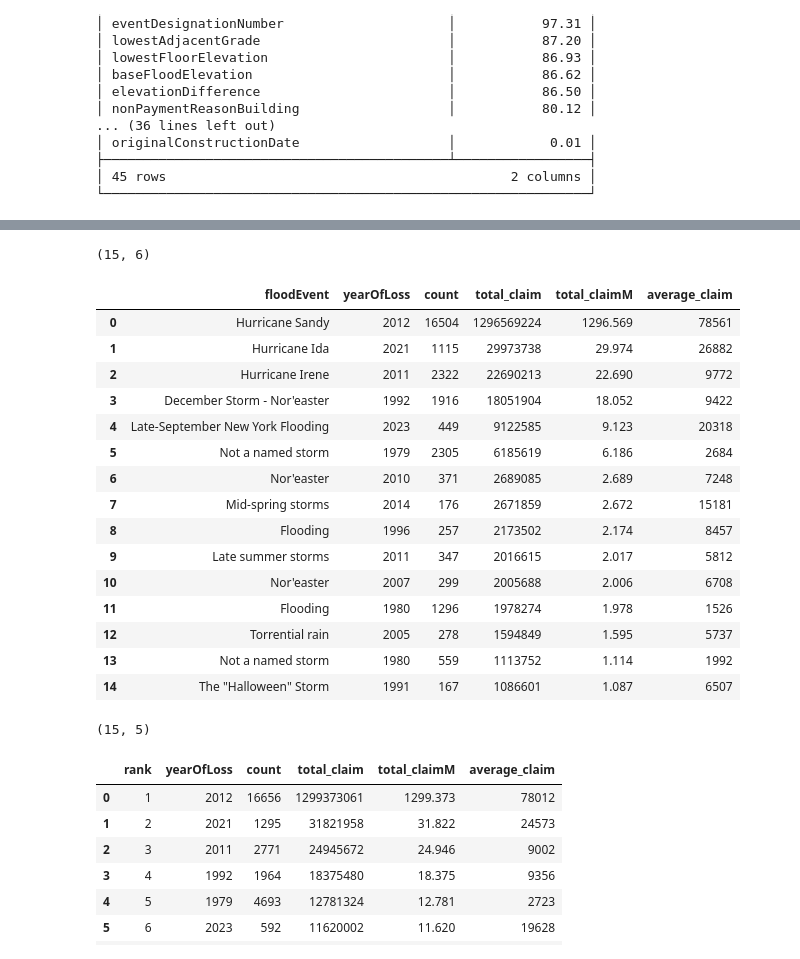
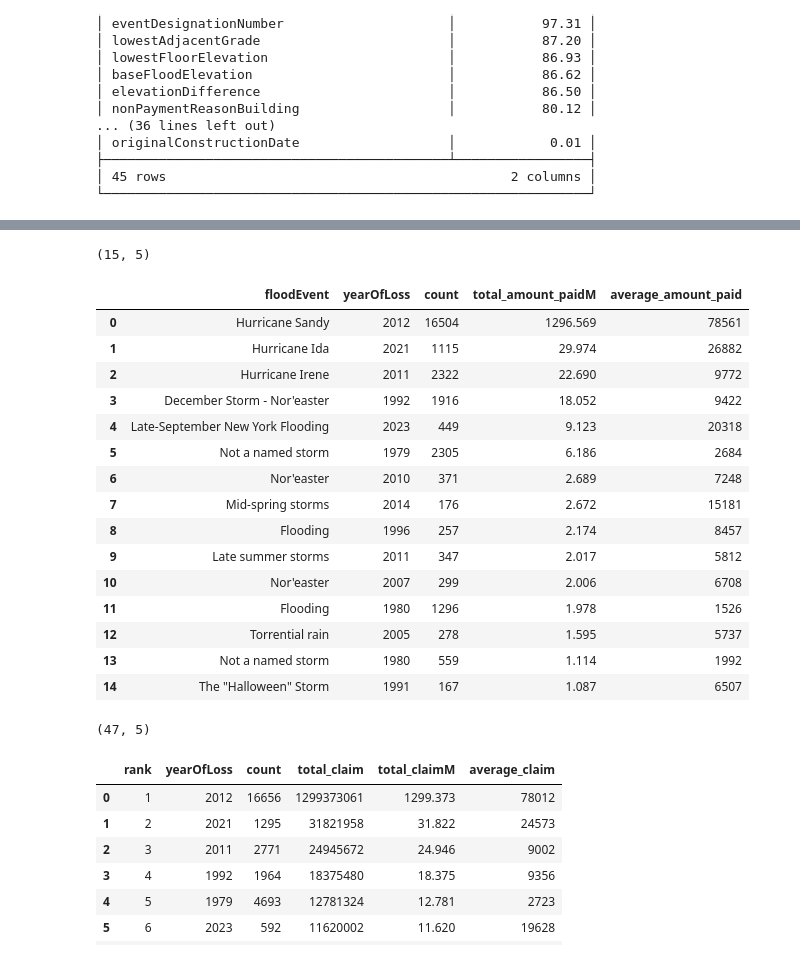
Before and after one commit to mebauer/nyc-odw25-nfip, a Jupyter notebook: figures.ipynb, the cells around one changed output, grey strips where cells are left out. Cells and saved outputs as stored; diff of their text form; code cells hidden in the pictures.

```diff
--- a/figures.ipynb
+++ b/figures.ipynb
@@ -295,60 +385,54 @@ con.sql(sql).to_df()
 # %%
-# sanity check
 sql = """
     SELECT
         floodEvent,
         yearOfLoss,
         COUNT(*) AS count,
-        ROUND(
-            SUM(amountPaidOnBuildingClaim)
-            + SUM(amountPaidOnContentsClaim)
-            + SUM(amountPaidOnIncreasedCostOfComplianceClaim), 0)::BIGINT AS total_claim,
         ROUND((SUM(amountPaidOnBuildingClaim)
             + SUM(amountPaidOnContentsClaim)
-            + SUM(amountPaidOnIncreasedCostOfComplianceClaim)) / 1_000_000, 3) AS total_claimM,
+            + SUM(amountPaidOnIncreasedCostOfComplianceClaim)) / 1_000_000, 3) AS total_amount_paidM,
         ROUND((SUM(amountPaidOnBuildingClaim)
             + SUM(amountPaidOnContentsClaim)
             + SUM(amountPaidOnIncreasedCostOfComplianceClaim)
-        ) / count, 0)::INT AS average_claim
+        ) / count, 0)::INT AS average_amount_paid
     FROM
         claims
     WHERE
         floodEvent NOT NULL
     GROUP BY
         floodEvent, yearOfLoss
     ORDER BY
-        total_claim DESC
+        total_amount_paidM DESC
     LIMIT
         15
 """
 
 df = con.sql(sql).to_df()
 
 print(df.shape)
 df
 # %% [output]
-(15, 6)
+(15, 5)
-|  | floodEvent | yearOfLoss | count | total_claim | total_claimM | average_claim |
-| 0 | Hurricane Sandy | 2012 | 16504 | 1296569224 | 1296.569 | 78561 |
-| 1 | Hurricane Ida | 2021 | 1115 | 29973738 | 29.974 | 26882 |
-| 2 | Hurricane Irene | 2011 | 2322 | 22690213 | 22.690 | 9772 |
-| 3 | December Storm - Nor'easter | 1992 | 1916 | 18051904 | 18.052 | 9422 |
-| 4 | Late-September New York Flooding | 2023 | 449 | 9122585 | 9.123 | 20318 |
-| 5 | Not a named storm | 1979 | 2305 | 6185619 | 6.186 | 2684 |
-| 6 | Nor'easter | 2010 | 371 | 2689085 | 2.689 | 7248 |
-| 7 | Mid-spring storms | 2014 | 176 | 2671859 | 2.672 | 15181 |
-| 8 | Flooding | 1996 | 257 | 2173502 | 2.174 | 8457 |
-| 9 | Late summer storms | 2011 | 347 | 2016615 | 2.017 | 5812 |
-| 10 | Nor'easter | 2007 | 299 | 2005688 | 2.006 | 6708 |
-| 11 | Flooding | 1980 | 1296 | 1978274 | 1.978 | 1526 |
-| 12 | Torrential rain | 2005 | 278 | 1594849 | 1.595 | 5737 |
-| 13 | Not a named storm | 1980 | 559 | 1113752 | 1.114 | 1992 |
-| 14 | The "Halloween" Storm | 1991 | 167 | 1086601 | 1.087 | 6507 |
+|  | floodEvent | yearOfLoss | count | total_amount_paidM | average_amount_paid |
+| 0 | Hurricane Sandy | 2012 | 16504 | 1296.569 | 78561 |
+| 1 | Hurricane Ida | 2021 | 1115 | 29.974 | 26882 |
+| 2 | Hurricane Irene | 2011 | 2322 | 22.690 | 9772 |
+| 3 | December Storm - Nor'easter | 1992 | 1916 | 18.052 | 9422 |
+| 4 | Late-September New York Flooding | 2023 | 449 | 9.123 | 20318 |
+| 5 | Not a named storm | 1979 | 2305 | 6.186 | 2684 |
+| 6 | Nor'easter | 2010 | 371 | 2.689 | 7248 |
+| 7 | Mid-spring storms | 2014 | 176 | 2.672 | 15181 |
+| 8 | Flooding | 1996 | 257 | 2.174 | 8457 |
+| 9 | Late summer storms | 2011 | 347 | 2.017 | 5812 |
+| 10 | Nor'easter | 2007 | 299 | 2.006 | 6708 |
+| 11 | Flooding | 1980 | 1296 | 1.978 | 1526 |
+| 12 | Torrential rain | 2005 | 278 | 1.595 | 5737 |
+| 13 | Not a named storm | 1980 | 559 | 1.114 | 1992 |
+| 14 | The "Halloween" Storm | 1991 | 167 | 1.087 | 6507 |
 # %%
-# sanity check
 sql = """
     SELECT
-        EXTRACT('year' FROM dateOfLoss) AS yearOfLoss,
+        yearOfLoss,
         COUNT(*) AS count,
         ROUND(
             SUM(amountPaidOnBuildingClaim)
@@ -366,18 +450,15 @@ sql = """
     WHERE
         yearOfLoss != 2025
     GROUP BY
-        EXTRACT('year' FROM dateOfLoss)
+        yearOfLoss
     ORDER BY
         total_claim DESC
-    LIMIT
-        15
-
 """
 
 df = con.sql(sql).to_df()
 print(df.shape)
 # %% [output]
-(15, 5)
+(47, 5)
 # %%
 top_ten = (
     df
```
Also changed, not shown: parts of 42 cells of this notebook.
